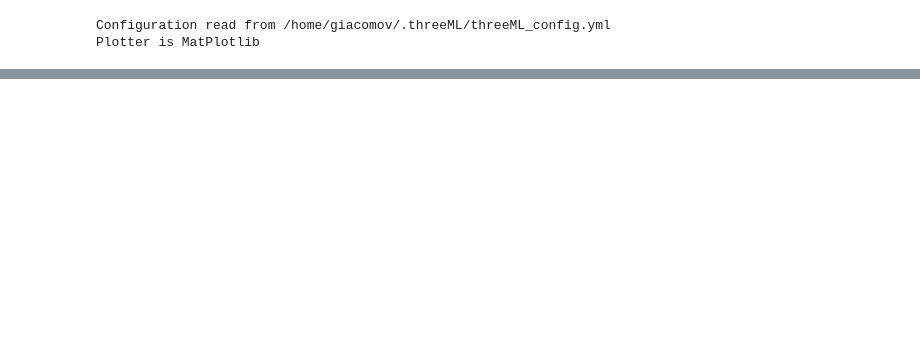
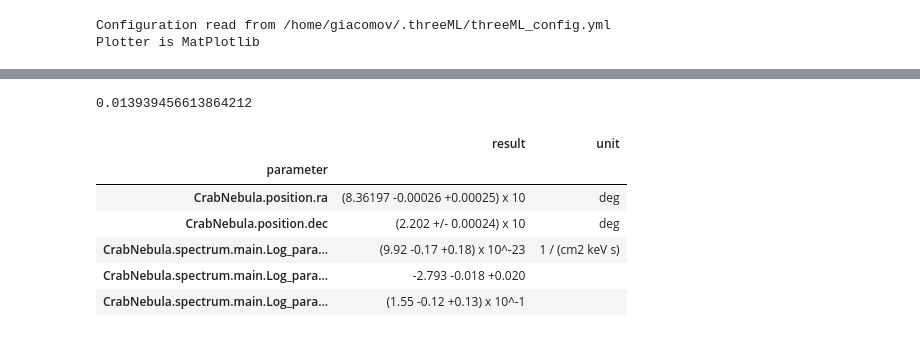
Before and after one commit to threeML/hawc_hal, a Jupyter notebook: hawc_data_reader/test_like.ipynb, the cells around one changed output, grey strips where cells are left out. Drawn from its saved outputs; the diff is of its cells as text; code cells hidden in the pictures; blank space fills up the shorter version.

```diff
--- a/hawc_data_reader/test_like.ipynb
+++ b/hawc_data_reader/test_like.ipynb
@@ -126,0 +165,23 @@ print like['-log(likelihood)']['HAWC']
+# %%
+from astromodels.utils.angular_distance import angular_distance
+
+angular_distance(ra_crab, dec_crab,  best_fit['value']['CrabNebula.position.ra'],
+                 best_fit['value']['CrabNebula.position.dec'])
+# %% [output]
+0.013939456613864212
+# %%
+_ = jl.get_errors()
+
+# CrabNebula.position.ra	(8.36201 -0.00027 +0.00026) x 10	deg
+# CrabNebula.position.dec	(2.20206 -0.00025 +0.00023) x 10	deg
+# CrabNebula.spectrum.main.Log_parabola.K	(1.010 +/- 0.017) x 10^-22	1 / (cm2 keV s)
+# CrabNebula.spectrum.main.Log_parabola.alpha	-2.797 +/- 0.019
+# CrabNebula.spectrum.main.Log_parabola.beta	(1.630 +/- 0.11) x 10^-1
+# %% [output]
+|  | result | unit |
+| parameter |  |  |
+| CrabNebula.position.ra | (8.36197 -0.00026 +0.00025) x 10 | deg |
+| CrabNebula.position.dec | (2.202 +/- 0.00024) x 10 | deg |
+| CrabNebula.spectrum.main.Log_para... | (9.92 -0.17 +0.18) x 10^-23 | 1 / (cm2 keV s) |
+| CrabNebula.spectrum.main.Log_para... | -2.793 -0.018 +0.020 |  |
+| CrabNebula.spectrum.main.Log_para... | (1.55 -0.12 +0.13) x 10^-1 |  |
```
Also changed, not shown: parts of 11 cells of this notebook, 12 other files.
